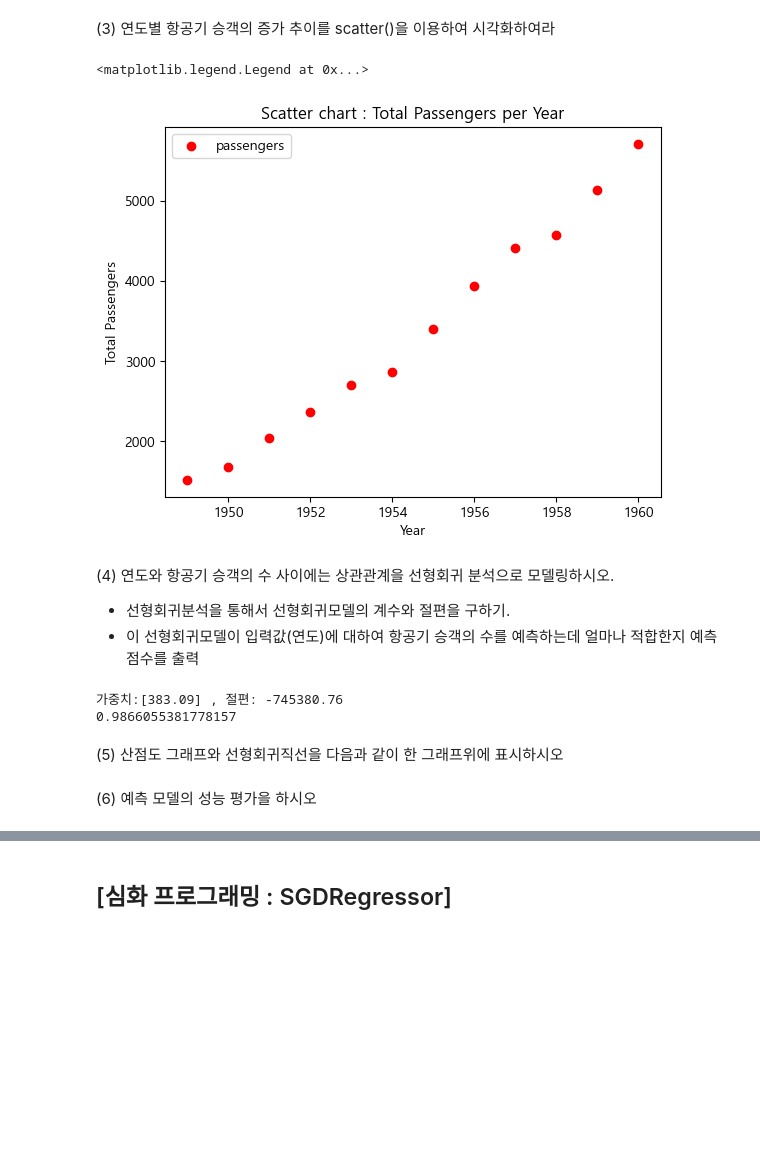
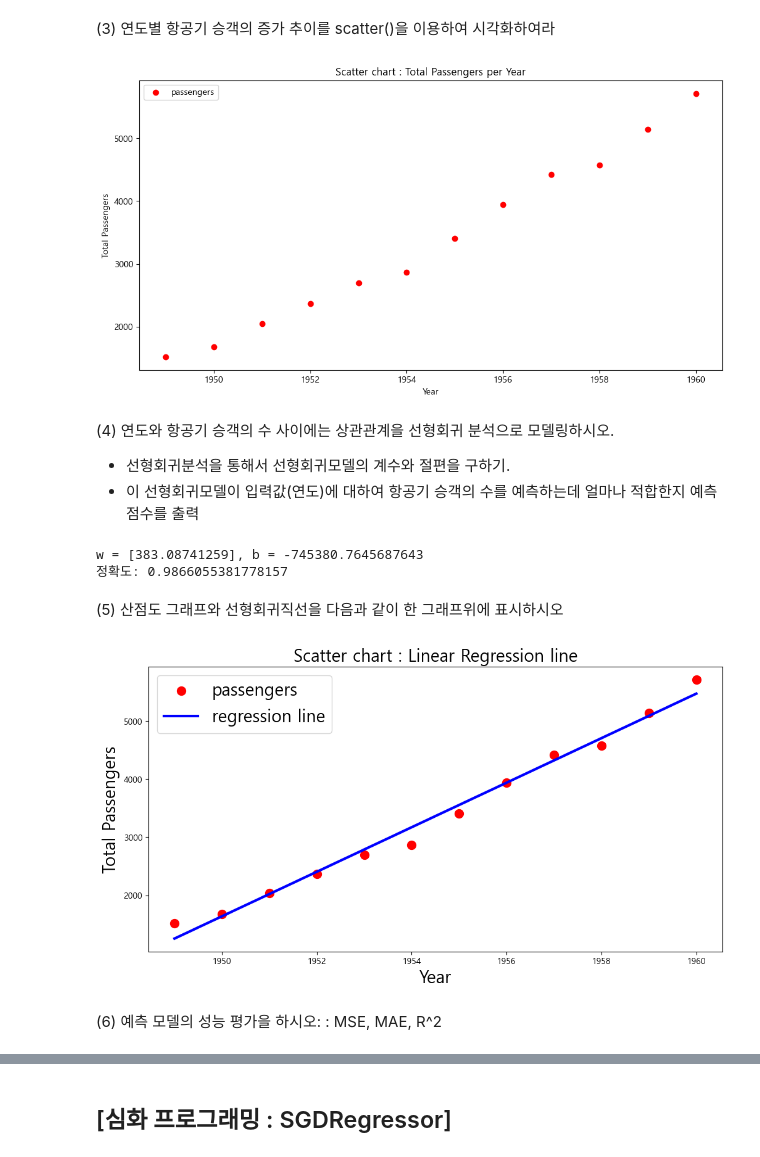
Before and after one commit to cybercherrybomb/python_basic_2_1, a Jupyter notebook: python_basic_2-main/ch12_update_class_1_수요일_5_22.ipynb, the cells around one changed output, grey strips where cells are left out. Cells and saved outputs as stored; diff of their text form; code cells hidden in the pictures; blank space fills up the shorter version.

```diff
--- a/python_basic_2-main/ch12_update_class_1_수요일_5_22.ipynb
+++ b/python_basic_2-main/ch12_update_class_1_수요일_5_22.ipynb
@@ -274,14 +267,15 @@ Text(0.5, 1.0, 'Line chart : Total Passengers per Year')
 # %% [markdown]
 (3) 연도별 항공기 승객의 증가 추이를 scatter()을 이용하여 시각화하여라
 # %%
+plt.figure(figsize=(12,6))
 plt.scatter(X, y, label = "passengers", color = "red")
 plt.xlabel("Year")
 plt.ylabel("Total Passengers")
 plt.title("Scatter chart : Total Passengers per Year")
 plt.legend()
+plt.show()
 # %% [output]
-<matplotlib.legend.Legend at 0x...>
-[figure, old version]
+[figure, new version]
 # %% [markdown]
 (4) 연도와 항공기 승객의 수 사이에는 상관관계을 선형회귀 분석으로 모델링하시오.
   * 선형회귀분석을 통해서 선형회귀모델의 계수와 절편을 구하기.
@@ -289,40 +283,36 @@ plt.legend()
 # %%
 # 1. 라이브러리 임포트
 from sklearn.linear_model import LinearRegression
+# 2. 선형회귀 모델 설정
+model = LinearRegression()
+# 3. X & y 설정
+X = result.index # type: index
+X = X.values.reshape(-1, 1) # index -> 1차원 벡터  -> 2차원 배열
+model.fit(X, y) # supervised learning
 
-# 2. linearRegression 모델 선택
-model = LinearRegression()
+# 4. 추정 회귀 선
+print(f"w = {model.coef_}, b = {model.intercept_}")
 
-# 3. X & y설정
-# X: 데이터 피처 변환 : 1차원 벡터 -> 2차원 배열로 변환
-X = result.index
-X = X.values.reshape(-1,1)
-
-# 4. 모델 학습
-model.fit(X, y) # supervised Learning
-
-# 5. 오차함수 기반 학습 결과로 추정한 회귀선의 가중치와 절편 구하기
-print(f'가중치:{model.coef_.round(2)} , 절편: {model.intercept_.round(2)}')
-
-# 6. 선형 회귀 모델의 성능 평가
-print(model.score(X,y))
+# 5. 모델 성능 평가
+print(f"정확도: {model.score(X,y)}")
 # %% [output]
-가중치:[383.09] , 절편: -745380.76
-0.9866055381778157
+w = [383.08741259], b = -745380.7645687643
+정확도: 0.9866055381778157
 # %% [markdown]
 (5) 산점도 그래프와 선형회귀직선을 다음과 같이 한 그래프위에 표시하시오
 # %%
 # 선형회귀의 가중치와 절편이 데이터의 분포를 제대로 설명하는가 시각화해서 분석하기
-## 다시하기
 y_pred = model.coef_ * X + model.intercept_
 
 plt.figure(figsize=(12,6))
-plt.scatter(X,y,label = "passengers", color = "red", s=100)
-plt.
-plt.plot(X, y, color='blue', label='passengers')
-plt.legend()
+plt.scatter(X, y, label = "passengers", color = "red", s=100)
+plt.plot(X, y_pred, label="regression line", color = 'blue', lw=3)
 plt.xlabel("Year", fontsize = 20)
-plt.ylabel("Total Passengers")
-plt.title("Line chart : Total Passengers per Year")
+plt.ylabel("Total Passengers", fontsize = 20)
+plt.title("Scatter chart : Linear Regression line", fontsize=20)
+plt.legend(fontsize=20)
+plt.show()
+# %% [output]
+[figure, added]
 # %% [markdown]
-(6) 예측 모델의 성능 평가을 하시오
+(6) 예측 모델의 성능 평가을 하시오:  : MSE, MAE, R^2
```
Also changed, not shown: parts of 41 cells of this notebook, 4 other files.
